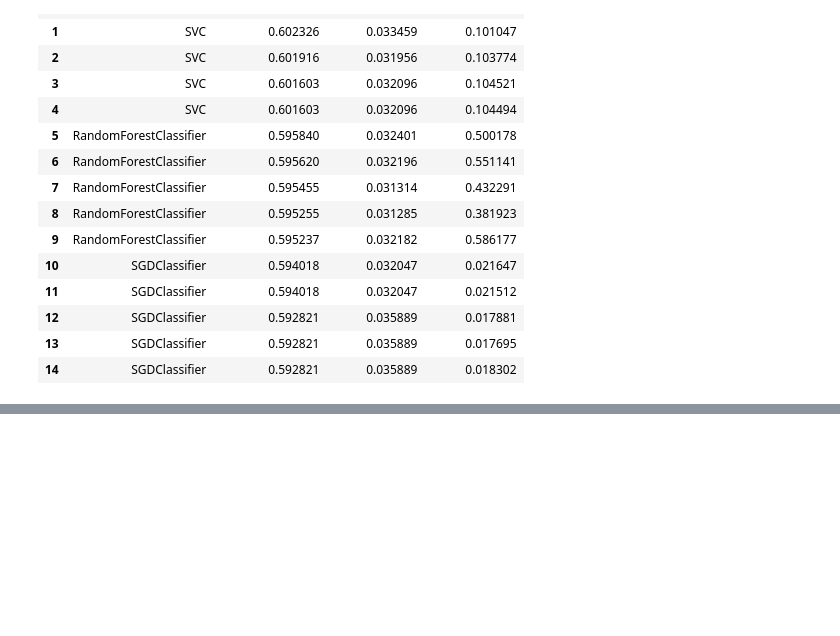
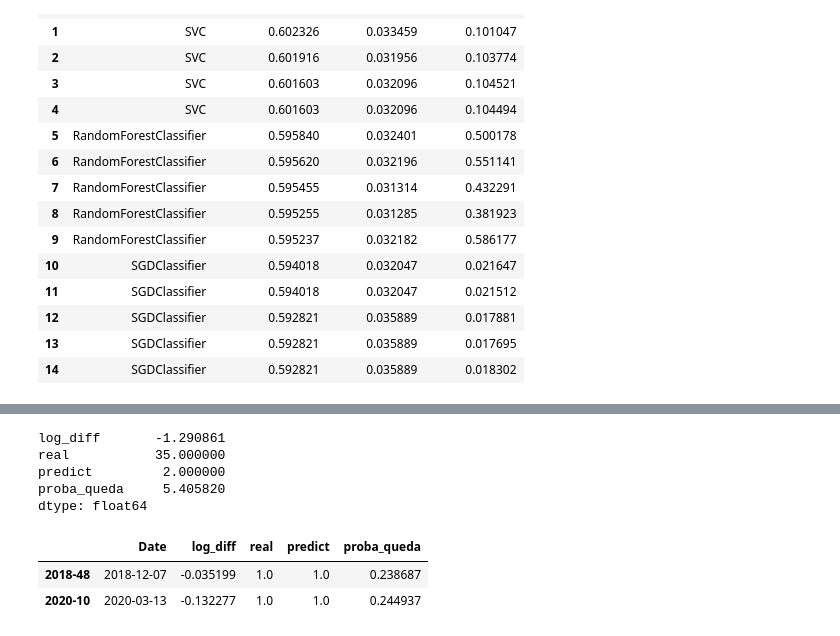
Before and after one commit to renatoreggiani/acwiClassifier, a Jupyter notebook: ClassificadorACWI.ipynb, the cells around one changed output, grey strips where cells are left out. Cells and saved outputs as stored; diff of their text form; code cells hidden in the pictures; blank space fills up the shorter version.

```diff
--- a/ClassificadorACWI.ipynb
+++ b/ClassificadorACWI.ipynb
@@ -867,0 +893,14 @@ df_new_scores
+# %%
+df_case[df_case['real']==1].sum()
+# %% [output]
+log_diff       -1.290861
+real           35.000000
+predict         2.000000
+proba_queda     5.405820
+dtype: float64
+# %%
+df_case[df_case['predict']==1]
+# %% [output]
+|  | Date | log_diff | real | predict | proba_queda |
+| 2018-48 | 2018-12-07 | -0.035199 | 1.0 | 1.0 | 0.238687 |
+| 2020-10 | 2020-03-13 | -0.132277 | 1.0 | 1.0 | 0.244937 |
```
Also changed, not shown: parts of 20 cells of this notebook.
